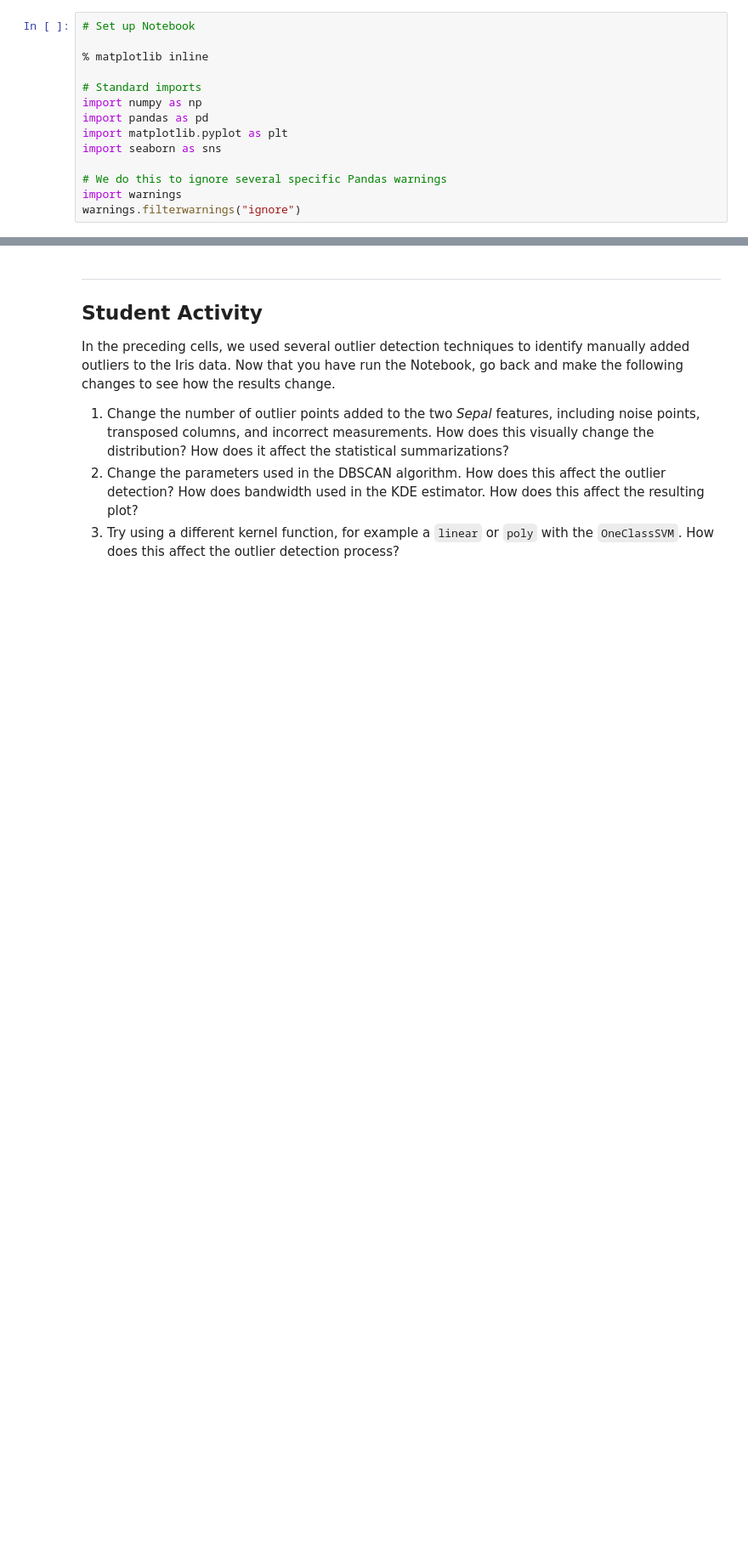
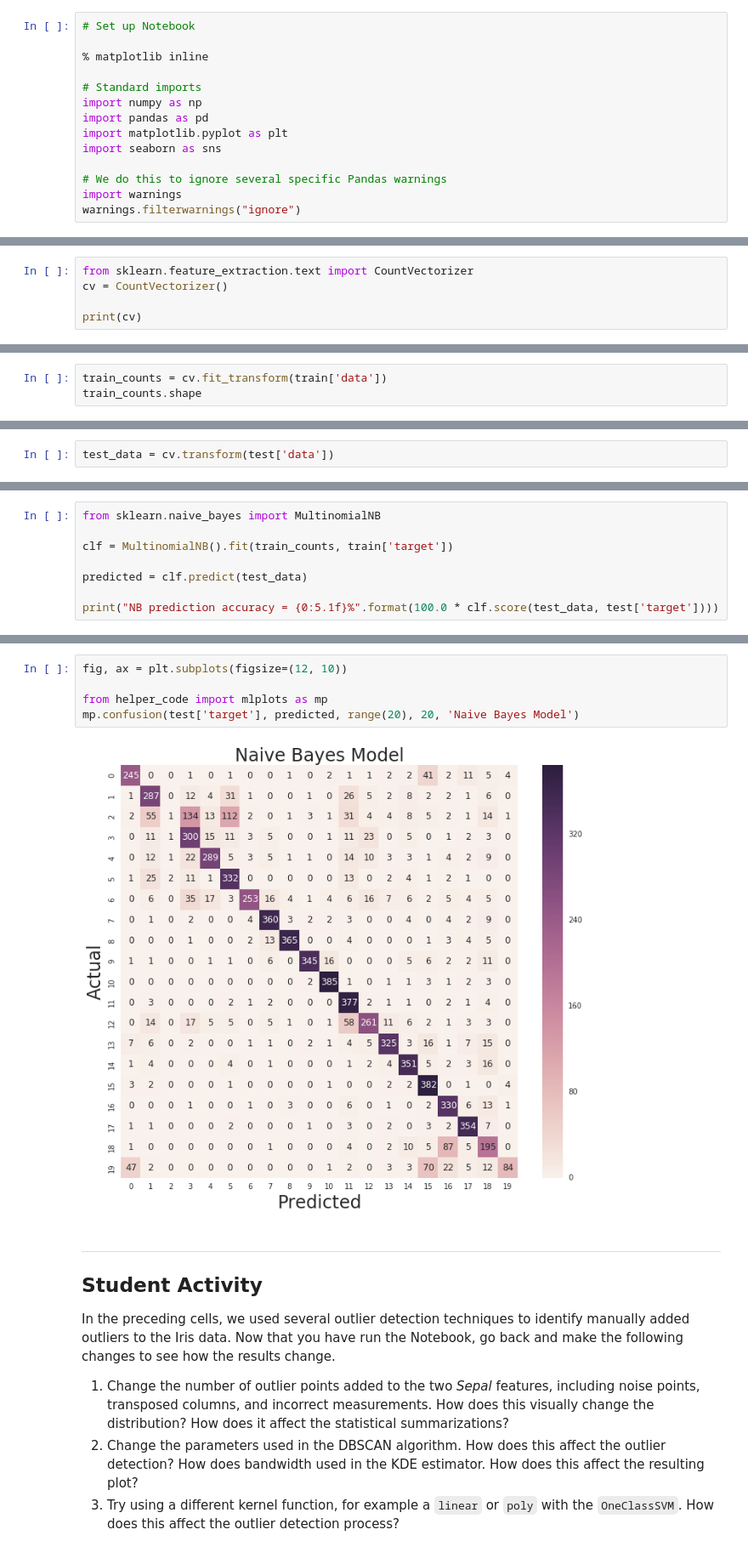
Before and after one commit to lcdm-uiuc/info490-sp16, a Jupyter notebook: Week7/notebooks/intro2tc.ipynb, the cells around one changed output, grey strips where cells are left out. Shown at 85% size. Saved outputs shown, nothing was run; the diff lists cells and outputs as text; blank space fills up the shorter version.

```diff
--- a/Week7/notebooks/intro2tc.ipynb
+++ b/Week7/notebooks/intro2tc.ipynb
@@ -472,0 +148,5 @@ plt.show()
+# %%
+from sklearn.feature_extraction.text import CountVectorizer
+cv = CountVectorizer()
+
+print(cv)
@@ -472,0 +168,3 @@ plt.show()
+# %%
+train_counts = cv.fit_transform(train['data'])
+train_counts.shape
@@ -472,0 +247,2 @@ plt.show()
+# %%
+test_data = cv.transform(test['data'])
@@ -472,0 +269,8 @@ plt.show()
+# %%
+from sklearn.naive_bayes import MultinomialNB
+
+clf = MultinomialNB().fit(train_counts, train['target'])
+
+predicted = clf.predict(test_data)
+
+print("NB prediction accuracy = {0:5.1f}%".format(100.0 * clf.score(test_data, test['target'])))
@@ -473,3 +318,10 @@ plt.show()
+# %%
+fig, ax = plt.subplots(figsize=(12, 10))
+
+from helper_code import mlplots as mp
+mp.confusion(test['target'], predicted, range(20), 20, 'Naive Bayes Model')
+# %% [output]
+[figure, added]
 # %% [markdown]
 -----
 
```
Also changed, not shown: parts of 46 cells of this notebook, 4 other files.
